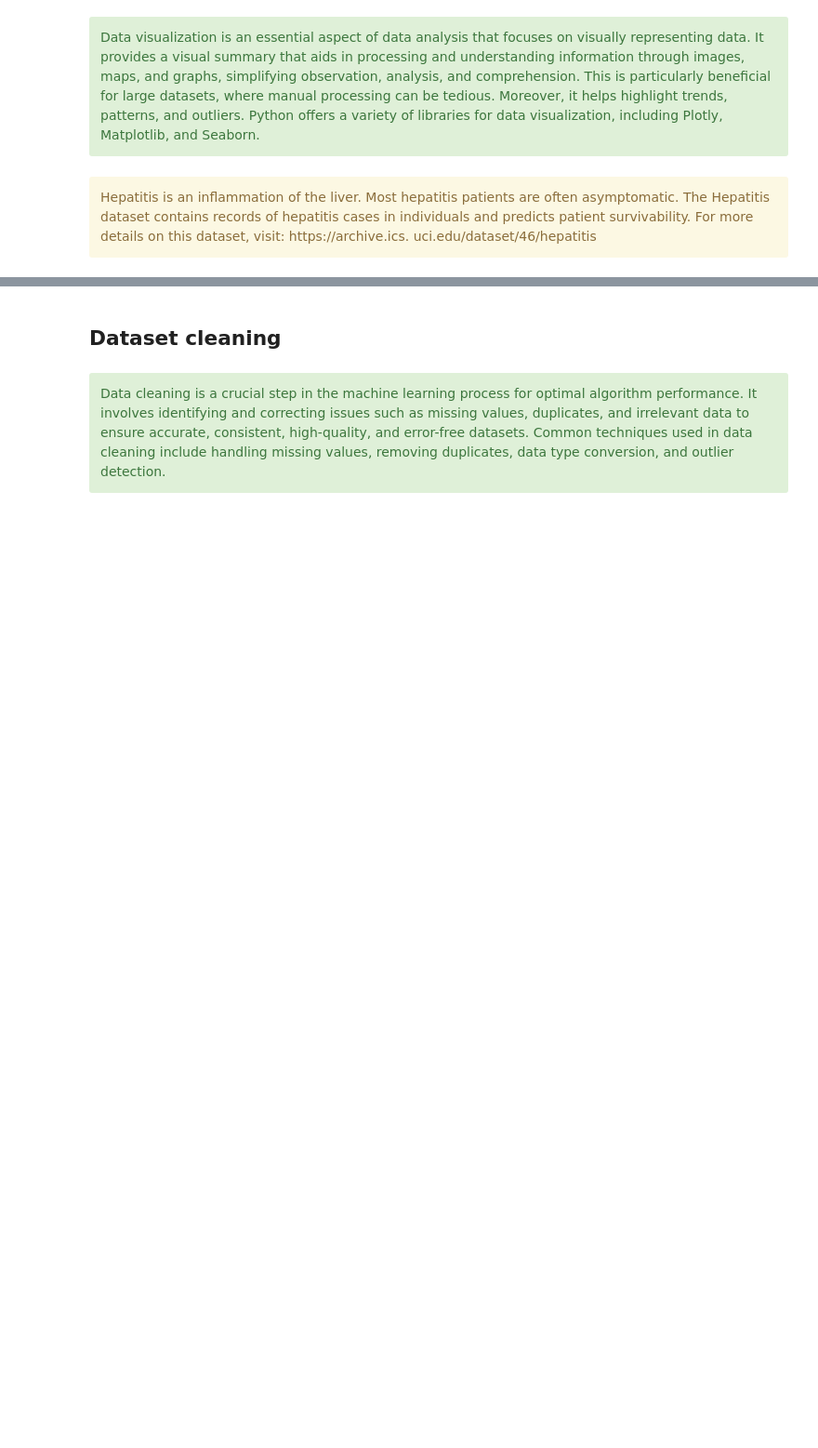
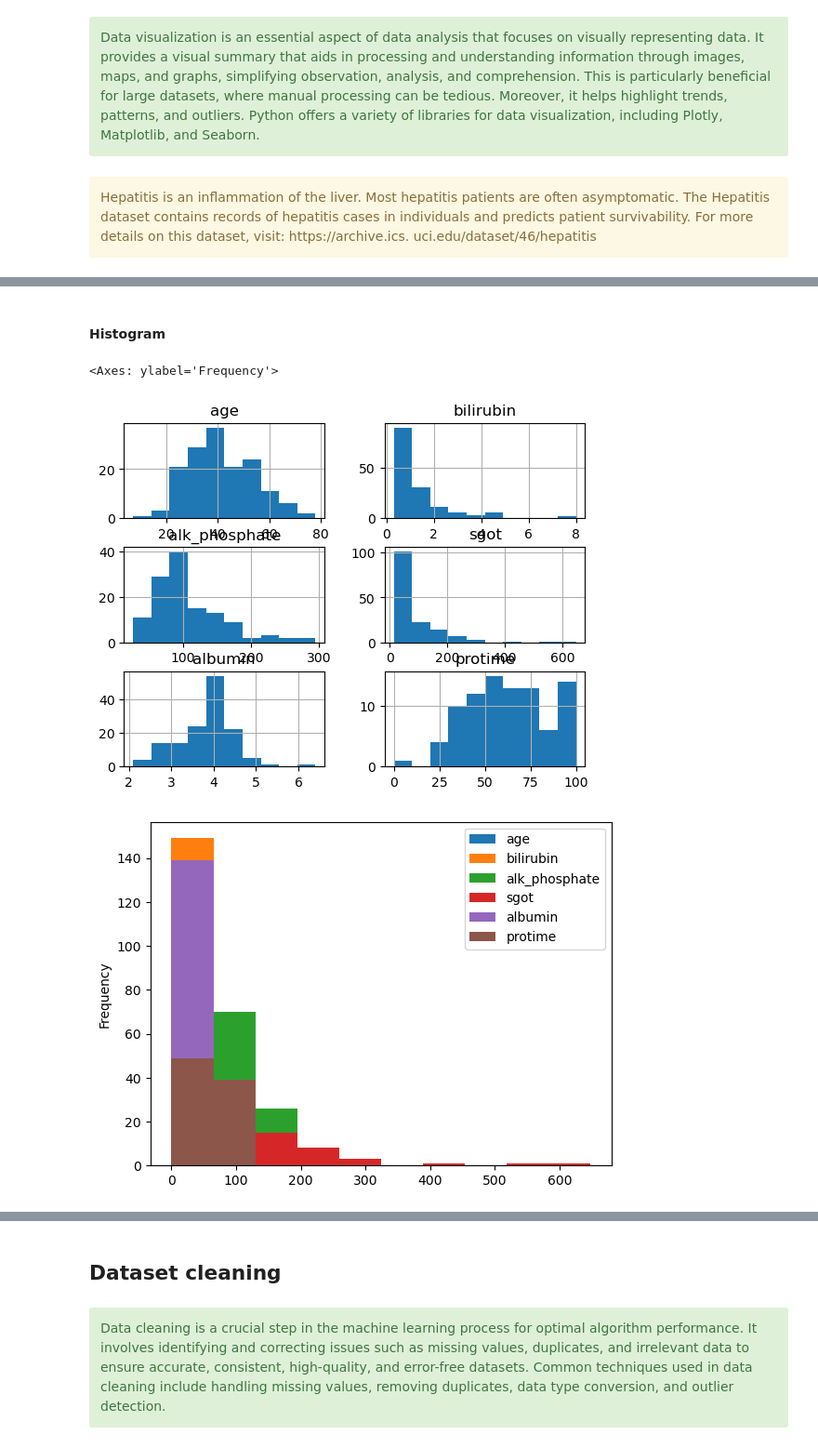
Before and after one commit to SenhadjiMSaid/ML-IASD-2CS-ESI-SBA, a Jupyter notebook: TP2/TP2.ipynb, the cells around one changed output, grey strips where cells are left out. Shown at 93% size. Cells and saved outputs as stored; diff of their text form; code cells hidden in the pictures; blank space fills up the shorter version.

```diff
--- a/TP2/TP2.ipynb
+++ b/TP2/TP2.ipynb
@@ -34,0 +159,9 @@ feature ”protime” not continuous?
+# %% [markdown]
+#### Histogram
+# %%
+data.hist()
+data.plot.hist()
+# %% [output]
+<Axes: ylabel='Frequency'>
+[figure, added]
+[figure, added]
```
Also changed, not shown: parts of 41 cells of this notebook, 4 other files.
